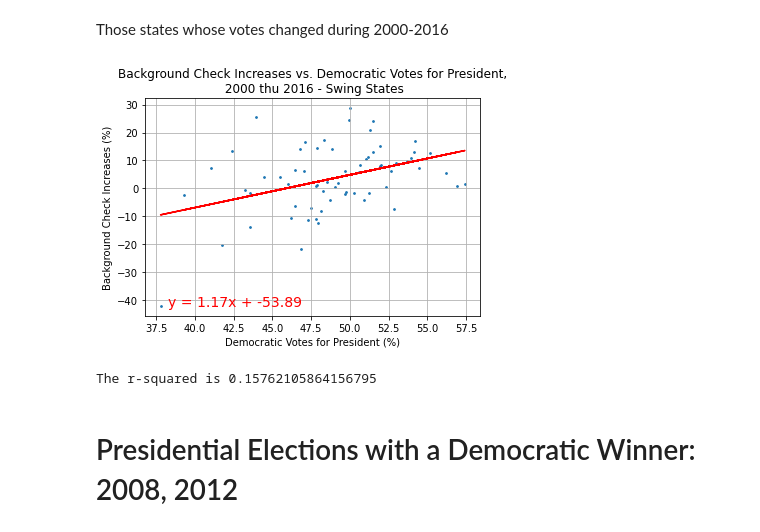
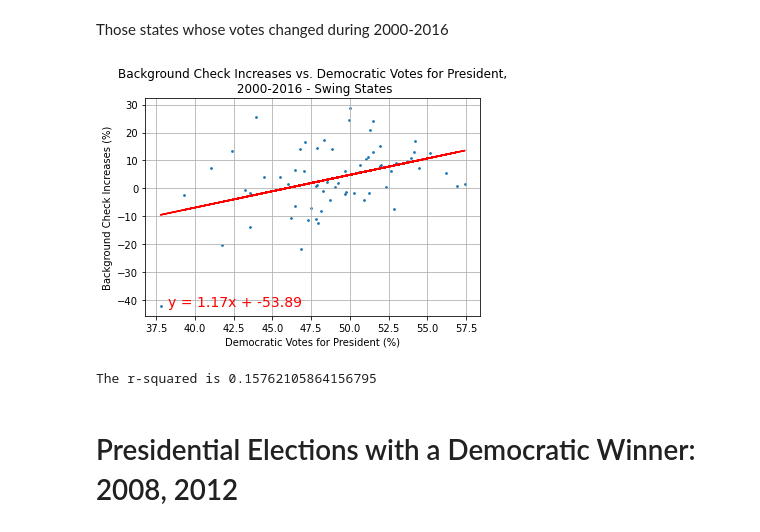
Before and after one commit to arhunt/elections_vs_bkgr_checks, a Jupyter notebook: presidential_elections_and_background_checks.ipynb, the cells around one changed output. Drawn from its saved outputs; the diff is of its cells as text; code cells hidden in the pictures.

```diff
--- a/presidential_elections_and_background_checks.ipynb
+++ b/presidential_elections_and_background_checks.ipynb
@@ -108,20 +108,20 @@ Those states whose votes changed during 2000-2016
 # %%
 x_values = swing_results["PercentD"]
 y_values = swing_results["pct"]
 
 plt.scatter(swing_results["PercentD"],swing_results["pct"],s=3)
-plt.title("Background Check Increases vs. Democratic Votes for President,\n 2000 thu 2016 - Swing States")
+plt.title("Background Check Increases vs. Democratic Votes for President,\n 2000-2016 - Swing States")
 plt.ylabel("Background Check Increases (%)")
 plt.xlabel("Democratic Votes for President (%)")
 plt.grid()
 slope, intercept, r_value, p_value, std_err = linregress(x_values,y_values)
 plt.plot(x_values, intercept + slope*x_values, 'r')
 line_eq = "y = " + str(round(slope,2)) + "x + " + str(round(intercept,2))
 plt.annotate(line_eq,(min(x_values)+0.5,min(y_values)),fontsize=14,color="red")
 plt.show()
 print(f"The r-squared is {r_value * r_value}")
 # %% [output]
-[figure, old version]
+[figure, new version]
 The r-squared is 0.15762105864156795
 # %% [markdown]
 # Presidential Elections with a Democratic Winner: 2008, 2012
```
Also changed, not shown: parts of 1 cell of this notebook, 19 other files.
